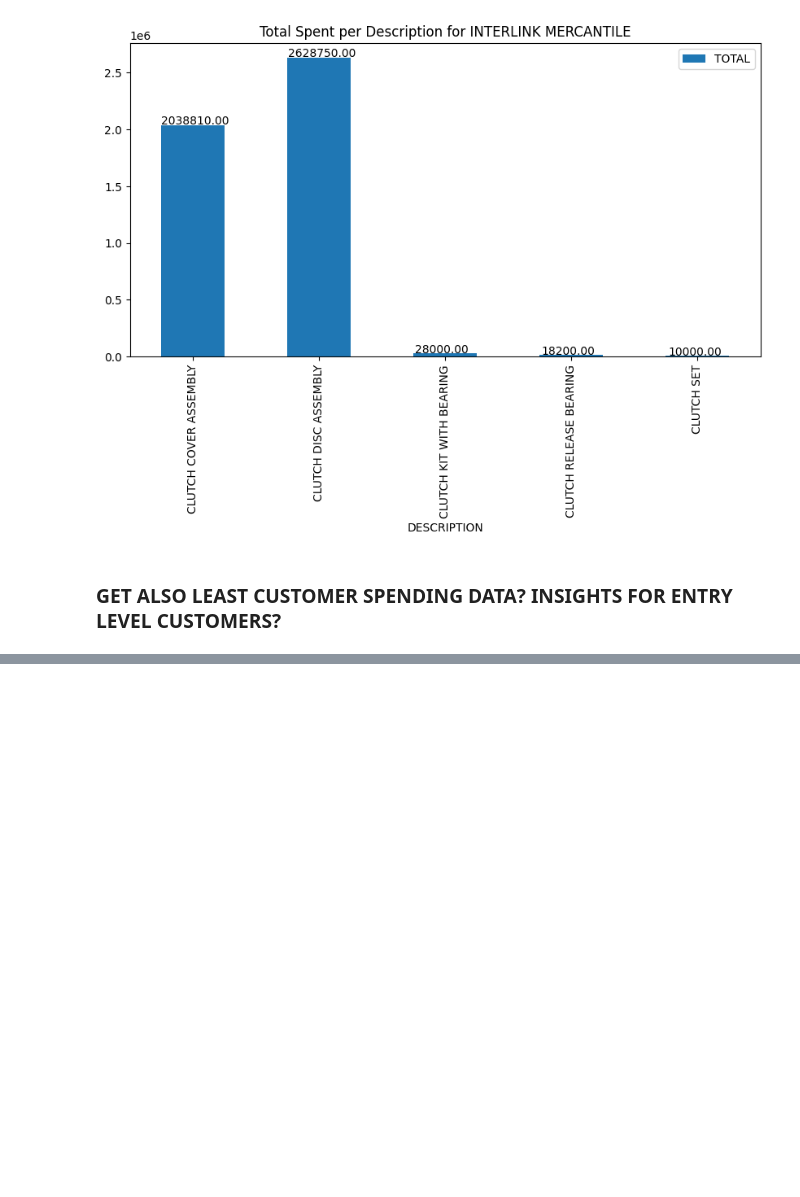
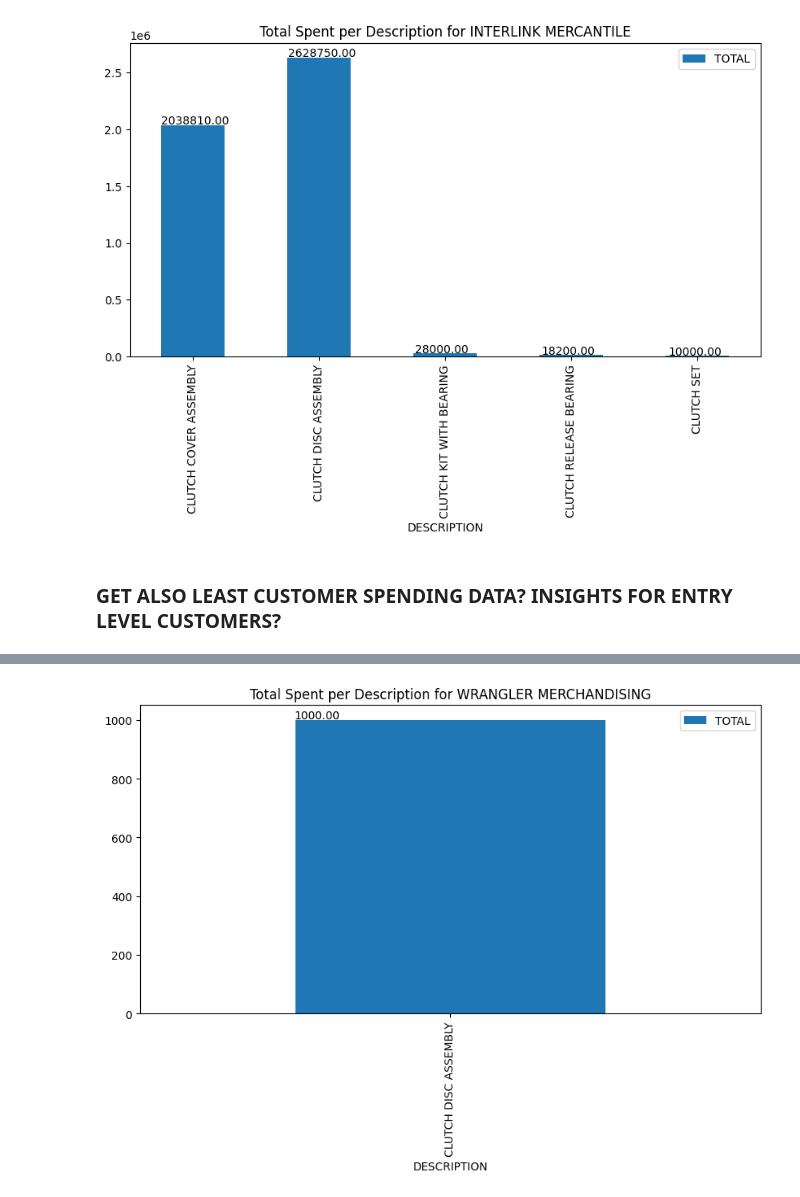
Before and after one commit to dev-dords/hgmi_marketing, a Jupyter notebook: hgmi.ipynb, the cells around one changed output, grey strips where cells are left out. Cells and saved outputs as stored; diff of their text form; code cells hidden in the pictures; blank space fills up the shorter version.

```diff
--- a/hgmi.ipynb
+++ b/hgmi.ipynb
@@ -173,0 +219,13 @@ plt.show()
+# %%
+pivot_table_customer = sales_2022.pivot_table(index=['CUSTOMER', 'DESCRIPTION'], values='TOTAL', aggfunc='sum')
+
+bottom_customer = bottom_5.index[2]
+
+bottom_customer_data = pivot_table_customer.loc[bottom_customer]
+
+ax = bottom_customer_data.plot(kind='bar', figsize=(10, 5), title=f'Total Spent per Description for {bottom_customer}')
+for p in ax.patches:
+    ax.annotate(f'{p.get_height():.2f}', (p.get_x() * 1.005, p.get_height() * 1.005))
+plt.show()
+# %% [output]
+[figure, added]
```
Also changed, not shown: parts of 5 cells of this notebook.
